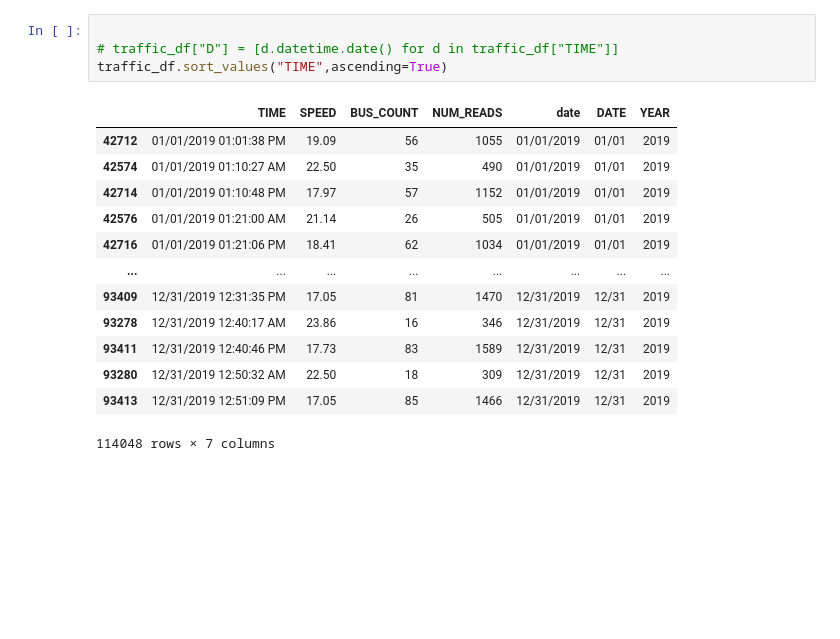
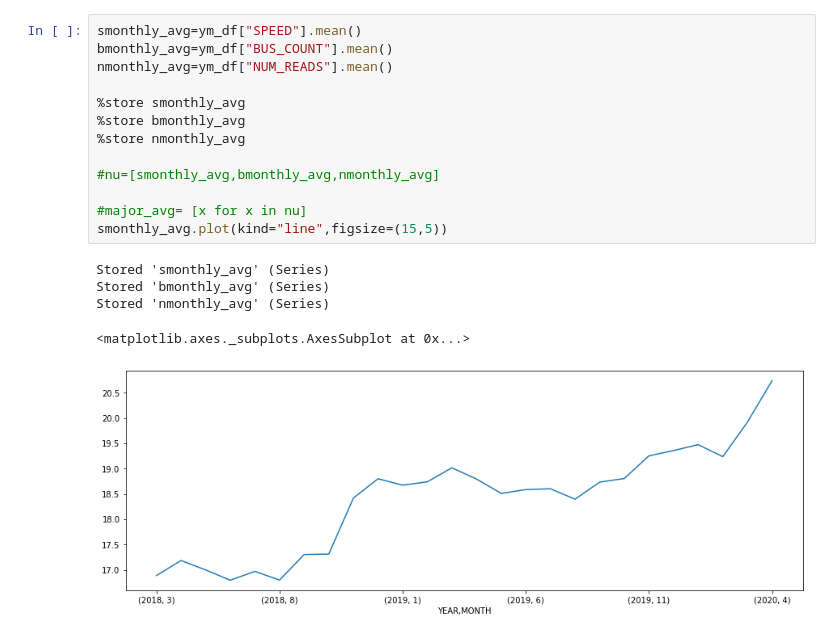
Before and after one commit to choushuiguo325/Project-1-, a Jupyter notebook: data_sources/traffic_data/traffic.ipynb, the cells around one changed output. Drawn from its saved outputs; the diff is of its cells as text; blank space fills up the shorter version.

```diff
--- a/data_sources/traffic_data/traffic.ipynb
+++ b/data_sources/traffic_data/traffic.ipynb
@@ -55,18 +58,19 @@ cleaned_traffic_df.groupby(["YEAR","MONTH"]).count()
-# %%
-
-# traffic_df["D"] = [d.datetime.date() for d in traffic_df["TIME"]]
-traffic_df.sort_values("TIME",ascending=True)
-# %% [output]
-|  | TIME | SPEED | BUS_COUNT | NUM_READS | date | DATE | YEAR |
-| 42712 | 01/01/2019 01:01:38 PM | 19.09 | 56 | 1055 | 01/01/2019 | 01/01 | 2019 |
-| 42574 | 01/01/2019 01:10:27 AM | 22.50 | 35 | 490 | 01/01/2019 | 01/01 | 2019 |
-| 42714 | 01/01/2019 01:10:48 PM | 17.97 | 57 | 1152 | 01/01/2019 | 01/01 | 2019 |
-| 42576 | 01/01/2019 01:21:00 AM | 21.14 | 26 | 505 | 01/01/2019 | 01/01 | 2019 |
-| 42716 | 01/01/2019 01:21:06 PM | 18.41 | 62 | 1034 | 01/01/2019 | 01/01 | 2019 |
-| ... | ... | ... | ... | ... | ... | ... | ... |
-| 93409 | 12/31/2019 12:31:35 PM | 17.05 | 81 | 1470 | 12/31/2019 | 12/31 | 2019 |
-| 93278 | 12/31/2019 12:40:17 AM | 23.86 | 16 | 346 | 12/31/2019 | 12/31 | 2019 |
-| 93411 | 12/31/2019 12:40:46 PM | 17.73 | 83 | 1589 | 12/31/2019 | 12/31 | 2019 |
-| 93280 | 12/31/2019 12:50:32 AM | 22.50 | 18 | 309 | 12/31/2019 | 12/31 | 2019 |
-| 93413 | 12/31/2019 12:51:09 PM | 17.05 | 85 | 1466 | 12/31/2019 | 12/31 | 2019 |
-114048 rows × 7 columns
+# %%
+smonthly_avg=ym_df["SPEED"].mean()
+bmonthly_avg=ym_df["BUS_COUNT"].mean()
+nmonthly_avg=ym_df["NUM_READS"].mean()
+
+%store smonthly_avg
+%store bmonthly_avg
+%store nmonthly_avg
+
+#nu=[smonthly_avg,bmonthly_avg,nmonthly_avg]
+
+#major_avg= [x for x in nu]
+smonthly_avg.plot(kind="line",figsize=(15,5))
+# %% [output]
+Stored 'smonthly_avg' (Series)
+Stored 'bmonthly_avg' (Series)
+Stored 'nmonthly_avg' (Series)
+<matplotlib.axes._subplots.AxesSubplot at 0x...>
+[figure, added]
```
Also changed, not shown: parts of 7 cells of this notebook, 22 other files.
